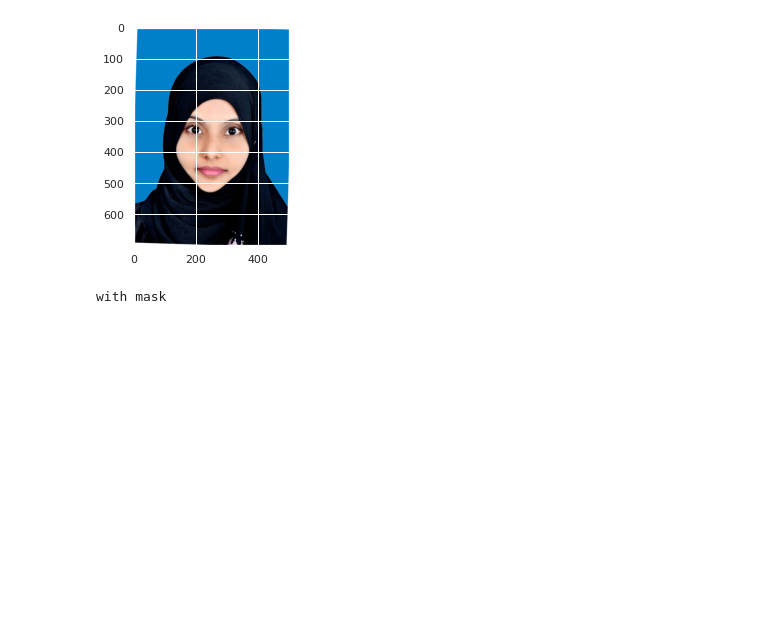
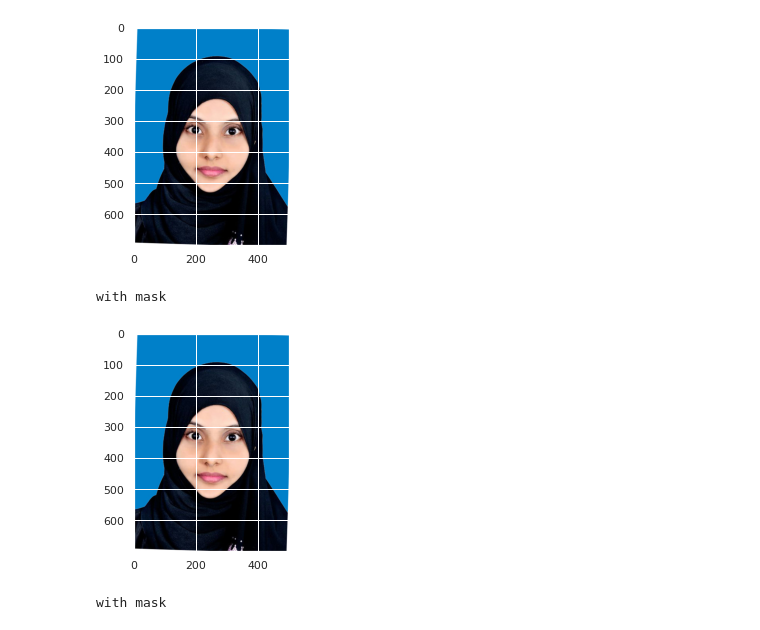
Before and after one commit to AtharBagunaid/Face-mask-detector, a Jupyter notebook: Soft_computing_Detect_Face_Mask.ipynb, the cells around one changed output. Drawn from its saved outputs; the diff is of its cells as text; code cells hidden in the pictures; blank space fills up the shorter version.

```diff
--- a/Soft_computing_Detect_Face_Mask.ipynb
+++ b/Soft_computing_Detect_Face_Mask.ipynb
@@ -278,3 +281,12 @@ print(classes[np.argmax(model1.predict(image1))])
 # %% [output]
 [figure]
 with mask
+# %%
+image2 = load("/content/drive/MyDrive/Uploads to transfer/without_mask_0.jpg")
+img2 = mpimg.imread("/content/drive/MyDrive/Uploads to transfer/without_mask_00.jpg")
+imgplot = plt.imshow(img2)
+plt.show()
+print(classes[np.argmax(model.predict_generator(image2))])
+# %% [output]
+[figure, added]
+with mask
```
Also changed, not shown: parts of 14 cells of this notebook.
